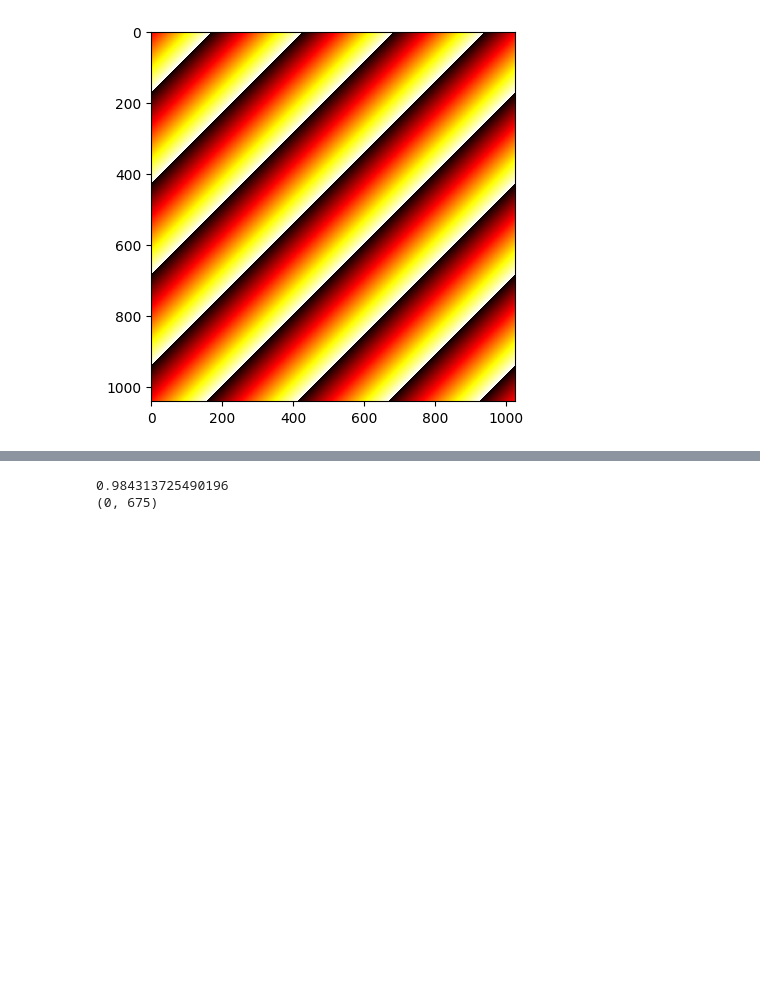
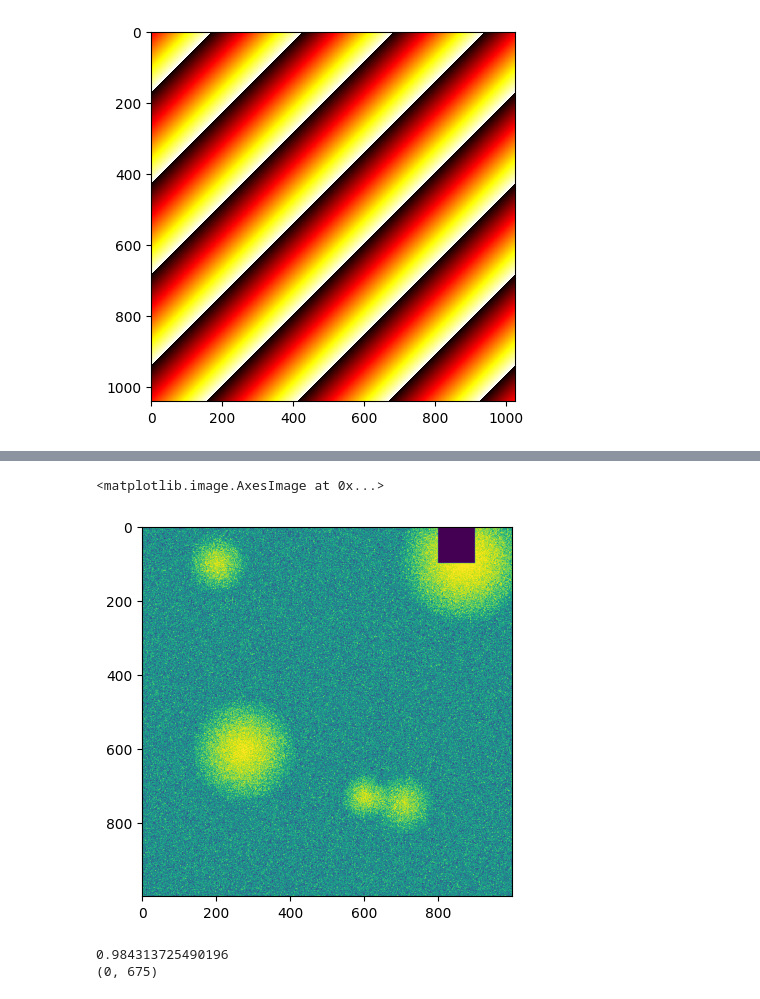
Before and after one commit to chrjohnson26/GLARE, a Jupyter notebook: glare.ipynb, the cells around one changed output, grey strips where cells are left out. Drawn from its saved outputs; the diff is of its cells as text; code cells hidden in the pictures; blank space fills up the shorter version.

```diff
--- a/glare.ipynb
+++ b/glare.ipynb
@@ -170,3 +167,9 @@ None
+# %%
+reversed_heatmap = np.flip(heatmap, 0)
+plt.imshow(reversed_heatmap)
+# %% [output]
+<matplotlib.image.AxesImage at 0x...>
+[figure, added]
 # %%
 #coord=blockedVals(heatmap,5)
 coord = blockedVals(img,5)
```
Also changed, not shown: parts of 3 cells of this notebook, 2 other files.
